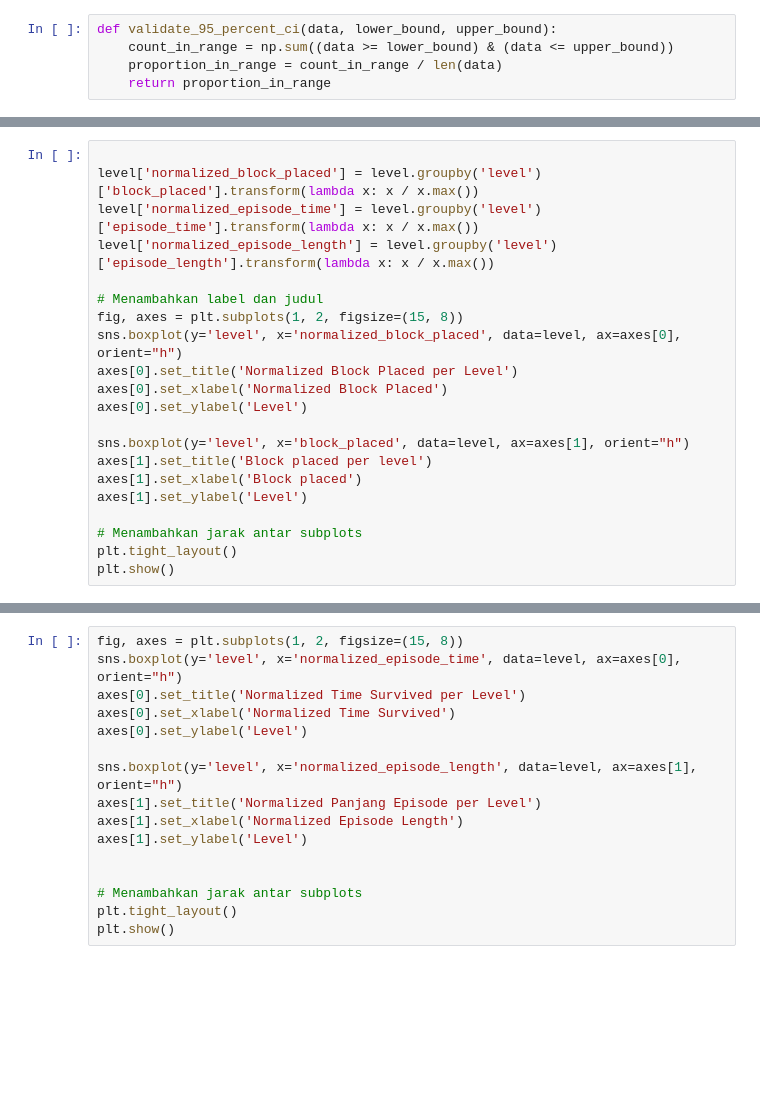
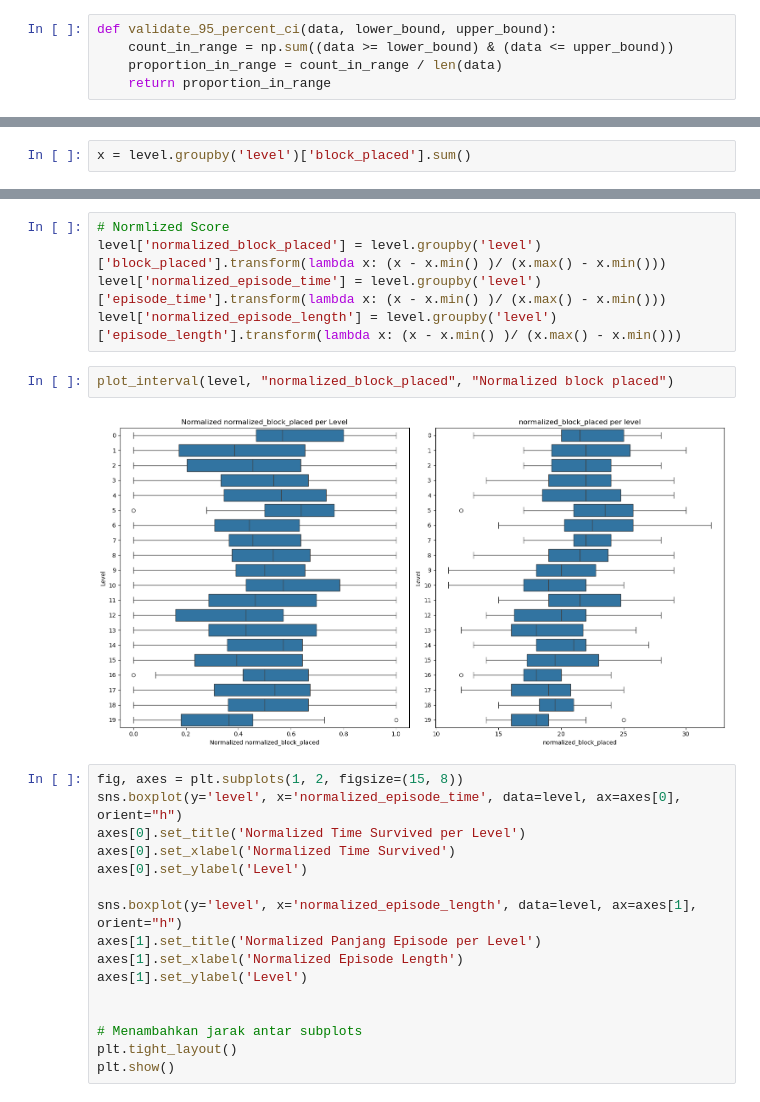
Before and after one commit to revanfz/unreal-tetris, a Jupyter notebook: conf_int.ipynb, the cells around one changed output, grey strips where cells are left out. Cells and saved outputs as stored; diff of their text form; blank space fills up the shorter version.

```diff
--- a/conf_int.ipynb
+++ b/conf_int.ipynb
@@ -48,21 +72,2 @@ level.head()
-# %%
-
-level['normalized_block_placed'] = level.groupby('level')['block_placed'].transform(lambda x: x / x.max())
-level['normalized_episode_time'] = level.groupby('level')['episode_time'].transform(lambda x: x / x.max())
-level['normalized_episode_length'] = level.groupby('level')['episode_length'].transform(lambda x: x / x.max())
-
-# Menambahkan label dan judul
-fig, axes = plt.subplots(1, 2, figsize=(15, 8))
-sns.boxplot(y='level', x='normalized_block_placed', data=level, ax=axes[0], orient="h")
-axes[0].set_title('Normalized Block Placed per Level')
-axes[0].set_xlabel('Normalized Block Placed')
-axes[0].set_ylabel('Level')
-
-sns.boxplot(y='level', x='block_placed', data=level, ax=axes[1], orient="h")
-axes[1].set_title('Block placed per level')
-axes[1].set_xlabel('Block placed')
-axes[1].set_ylabel('Level')
-
-# Menambahkan jarak antar subplots
-plt.tight_layout()
-plt.show()
+# %%
+x = level.groupby('level')['block_placed'].sum()
@@ -69,3 +116,12 @@ plt.show()
+# %%
+# Normlized Score
+level['normalized_block_placed'] = level.groupby('level')['block_placed'].transform(lambda x: (x - x.min() )/ (x.max() - x.min()))
+level['normalized_episode_time'] = level.groupby('level')['episode_time'].transform(lambda x: (x - x.min() )/ (x.max() - x.min()))
+level['normalized_episode_length'] = level.groupby('level')['episode_length'].transform(lambda x: (x - x.min() )/ (x.max() - x.min()))
+# %%
+plot_interval(level, "normalized_block_placed", "Normalized block placed")
+# %% [output]
+[figure, added]
 # %%
 fig, axes = plt.subplots(1, 2, figsize=(15, 8))
 sns.boxplot(y='level', x='normalized_episode_time', data=level, ax=axes[0], orient="h")
```
Also changed, not shown: parts of 6 cells of this notebook, 3 other files.
